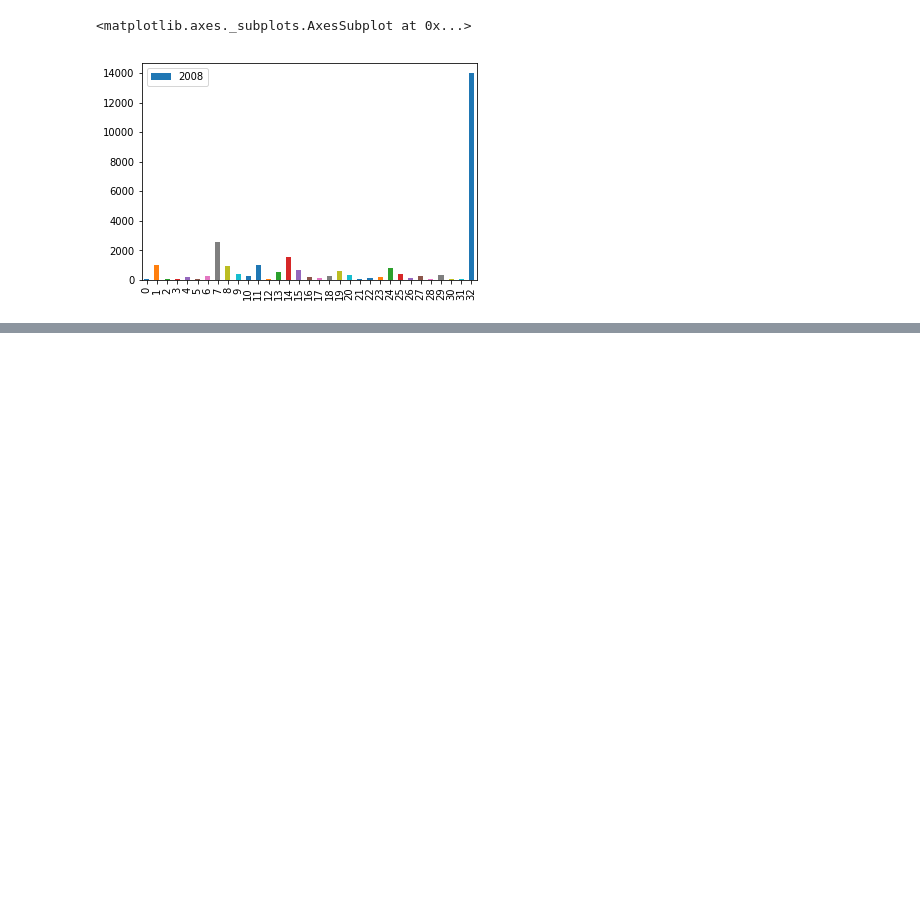
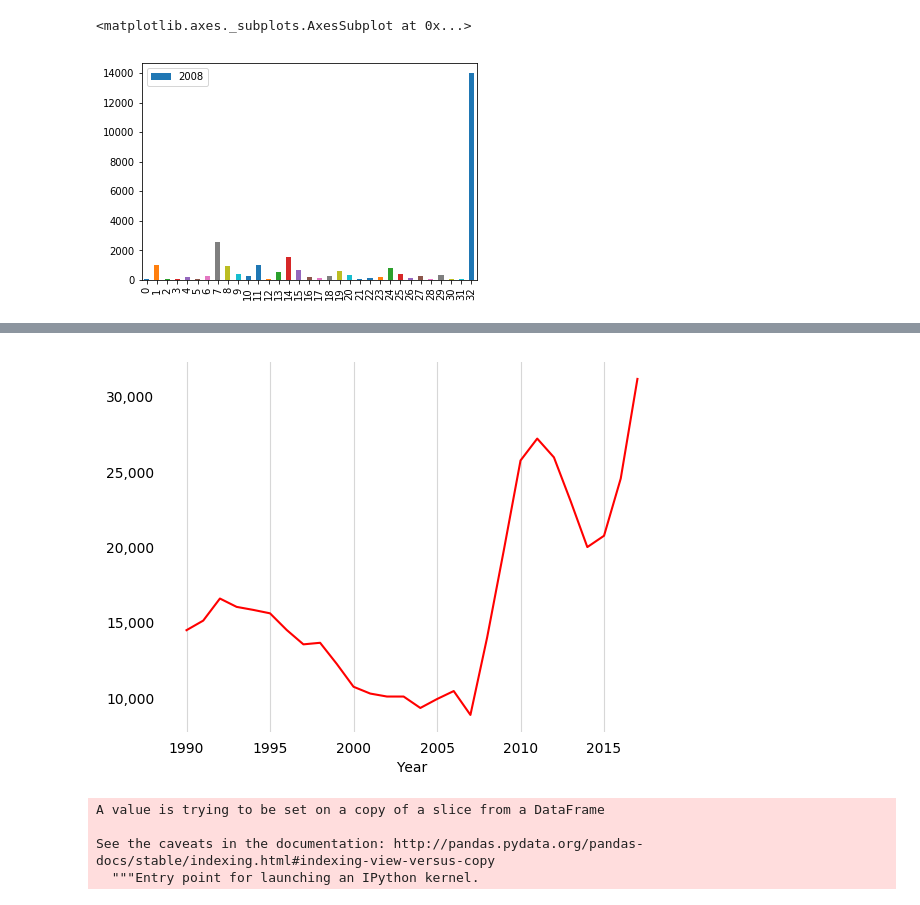
Before and after one commit to dbaptistr/data-studio, a Jupyter notebook: 04-project/Murder in Mexico.ipynb, the cells around one changed output, grey strips where cells are left out. Saved outputs shown, nothing was run; the diff lists cells and outputs as text; code cells hidden in the pictures; blank space fills up the shorter version.

```diff
--- a/04-project/Murder in Mexico.ipynb
+++ b/04-project/Murder in Mexico.ipynb
@@ -222,0 +232,2 @@ new_df_rate.plot(y='Estados Unidos Mexicanos', x='Entidad federativa de registro
+# %%
+df_historical = pd.read_csv("homicidios_1990_2017.csv")
@@ -222,0 +257,16 @@ new_df_rate.plot(y='Estados Unidos Mexicanos', x='Entidad federativa de registro
+# %%
+ax=df_historical.plot(x='Year', y='Total', kind='line', color='red',legend=False)
+ax.set_xticks([1990, 1995, 2000, 2005, 2010, 2015])
+ax.set_yticklabels([0, '10,000', '15,000', '20,000', '25,000', '30,000'])
+ax.spines['top'].set_visible(False)
+ax.spines['left'].set_visible(False)
+ax.spines['bottom'].set_visible(False)
+ax.spines['right'].set_visible(False)
+
+ax.tick_params(which='major', left=False, bottom=False, grid_alpha=0.5)
+
+ax.grid(True, axis='x')
+ax.set_axisbelow(True)
+plt.savefig('historical.pdf')
+# %% [output]
+[figure, added]
@@ -222,0 +277,7 @@ new_df_rate.plot(y='Estados Unidos Mexicanos', x='Entidad federativa de registro
+# %%
+df_historical_recent.loc['Total_murders'] = df_historical_recent.select_dtypes(pd.np.number).sum()
+# %% [output]
+A value is trying to be set on a copy of a slice from a DataFrame
+
+See the caveats in the documentation: http://pandas.pydata.org/pandas-docs/stable/indexing.html#indexing-view-versus-copy
+  """Entry point for launching an IPython kernel.
```
Also changed, not shown: parts of 35 cells of this notebook.
